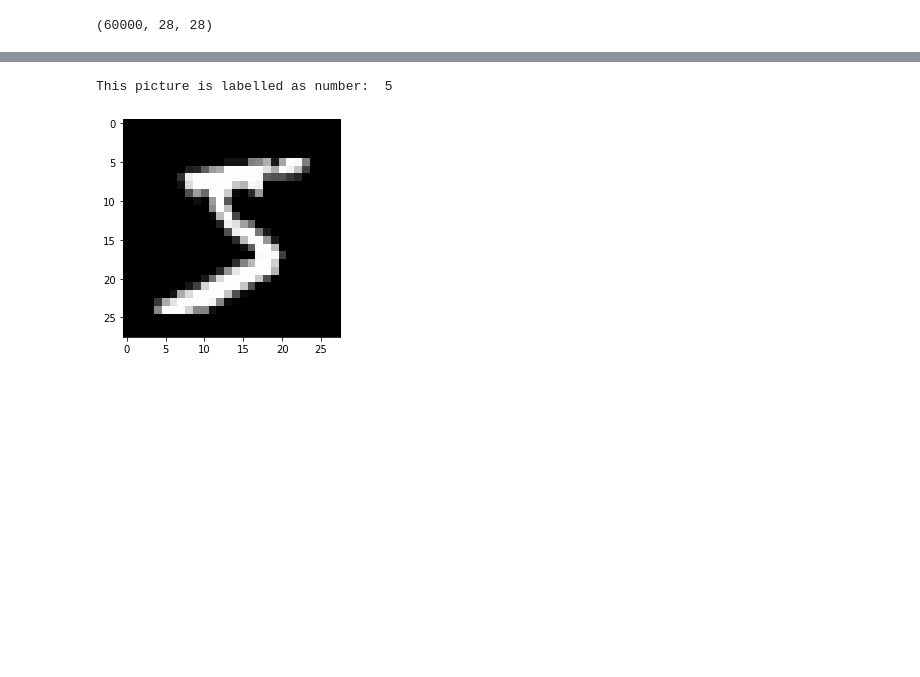
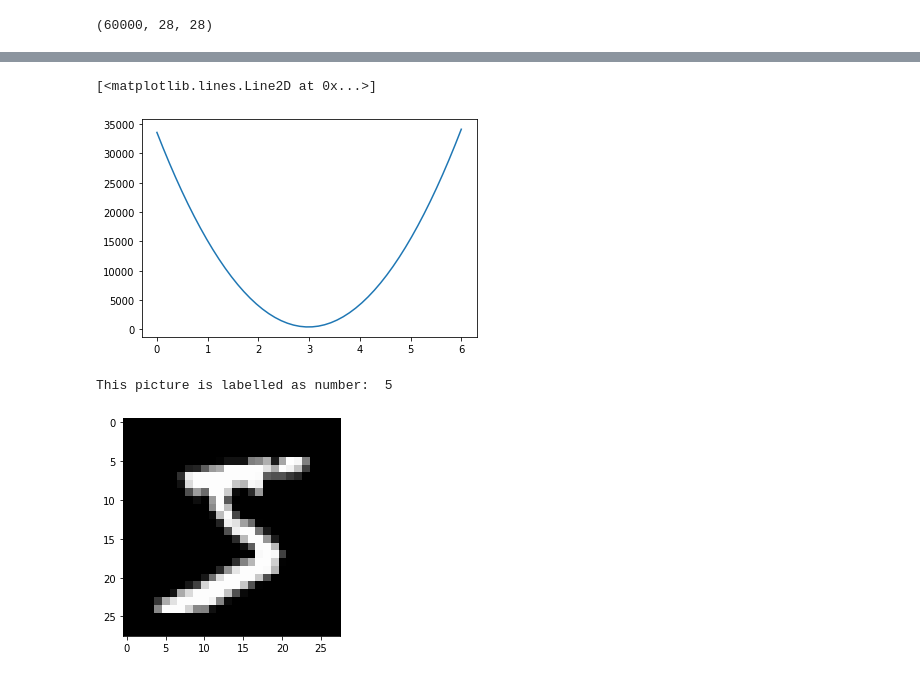
Before and after one commit to Davideee/schleuniger-ml, a Jupyter notebook: MachineLearningCourse.ipynb, the cells around one changed output, grey strips where cells are left out. Saved outputs shown, nothing was run; the diff lists cells and outputs as text; code cells hidden in the pictures; blank space fills up the shorter version.

```diff
--- a/MachineLearningCourse.ipynb
+++ b/MachineLearningCourse.ipynb
@@ -11,3 +20,16 @@ print(X_train.shape)
+# %%
+gradients = np.linspace(0,6,50)
+
+sum_of_squares_list = []
+for m in gradients:
+    squared_residual = (x * m - y)**2
+    cost = 1 / n * np.sum(squared_residual, axis=0)
+    sum_of_squares_list.append(cost)
+
+plt.plot(gradients, sum_of_squares_list)
+# %% [output]
+[<matplotlib.lines.Line2D at 0x...>]
+[figure, added]
 # %%
 import matplotlib.pyplot as plt
 
```
Also changed, not shown: parts of 7 cells of this notebook.
